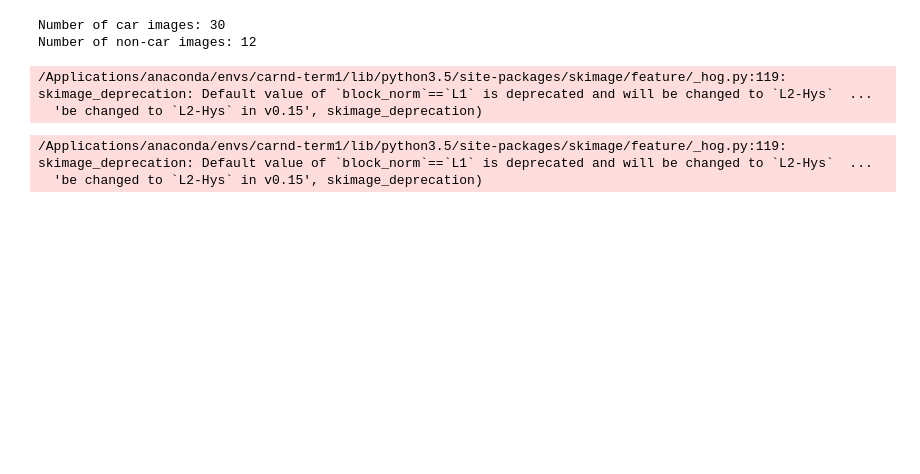
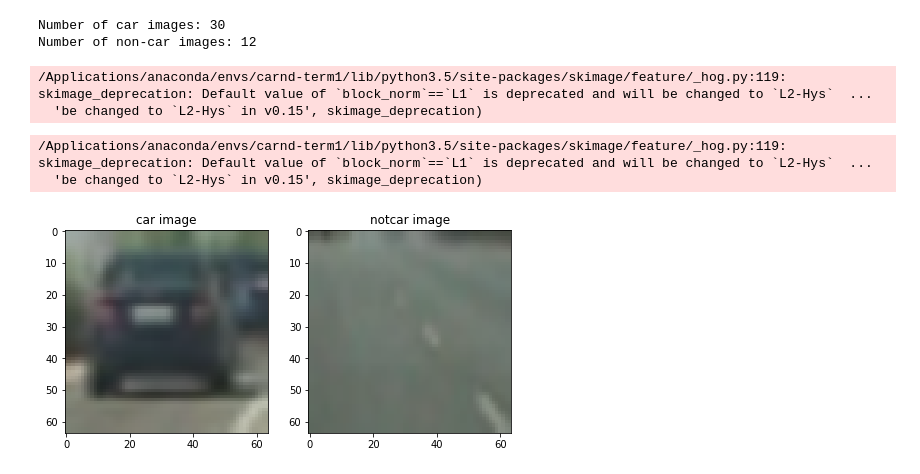
Before and after one commit to scollins83/CarND-Vehicle-Detection, a Jupyter notebook: Visualizations_Notebook.ipynb, the cells around one changed output. Drawn from its saved outputs; the diff is of its cells as text; code cells hidden in the pictures; blank space fills up the shorter version.

```diff
--- a/Visualizations_Notebook.ipynb
+++ b/Visualizations_Notebook.ipynb
@@ -57,6 +57,14 @@ notcar_features, notcar_hog_image = extract_single_image_features(notcar_image,
 # %% [output]
 /Applications/anaconda/envs/carnd-term1/lib/python3.5/site-packages/skimage/feature/_hog.py:119: skimage_deprecation: Default value of `block_norm`==`L1` is deprecated and will be changed to `L2-Hys`  ...
   'be changed to `L2-Hys` in v0.15', skimage_deprecation)
+# %%
+images = [car_image, notcar_image]
+titles = ['car image', 'notcar image']
+# %%
+fig = plt.figure(figsize=(8, 8))
+visualize(fig, 1, 2, images, titles)
+# %% [output]
+[figure, added]
 # %%
 images = [car_image, car_hog_image, notcar_image, notcar_hog_image]
 titles = ['car image', 'car HOG image', 'notcar image', 'notcar HOG image']
```
Also changed, not shown: parts of 1 cell of this notebook, 2 other files.
